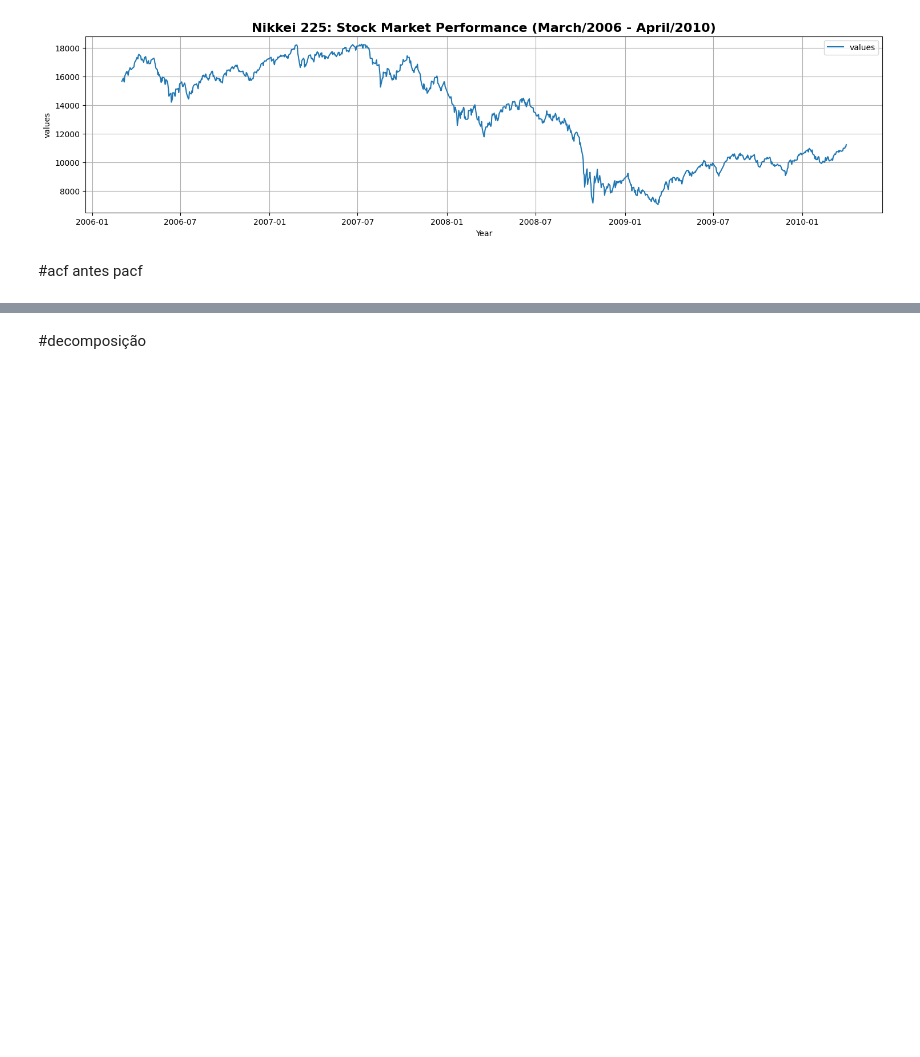
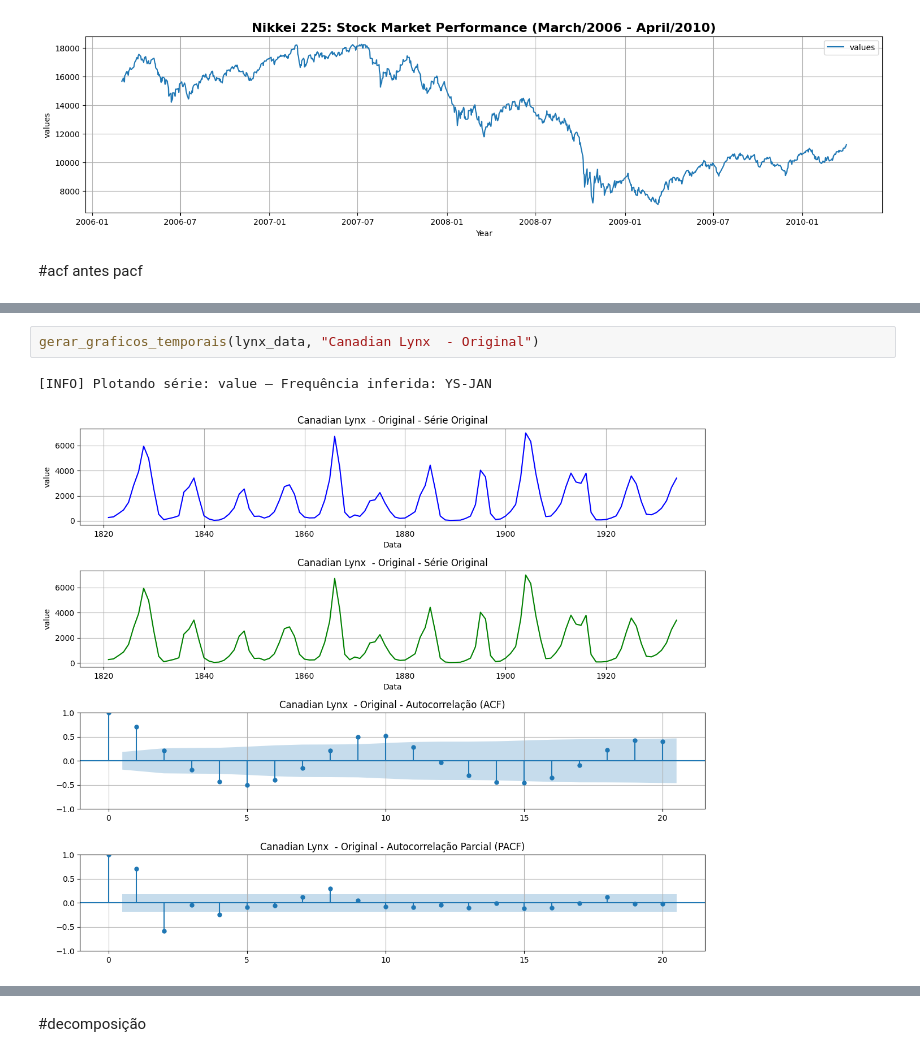
Before and after one commit to metsumesquita/master_degree_UPE, a Jupyter notebook: Hybrid_Model_project.ipynb, the cells around one changed output, grey strips where cells are left out. Drawn from its saved outputs; the diff is of its cells as text; blank space fills up the shorter version.

```diff
--- a/Hybrid_Model_project.ipynb
+++ b/Hybrid_Model_project.ipynb
@@ -363,0 +387,5 @@ def gerar_graficos_temporais(df, titulo):
+# %%
+gerar_graficos_temporais(lynx_data, "Canadian Lynx  - Original")
+# %% [output]
+[INFO] Plotando série: value — Frequência inferida: YS-JAN
+[figure, added]
```
Also changed, not shown: parts of 111 cells of this notebook.
